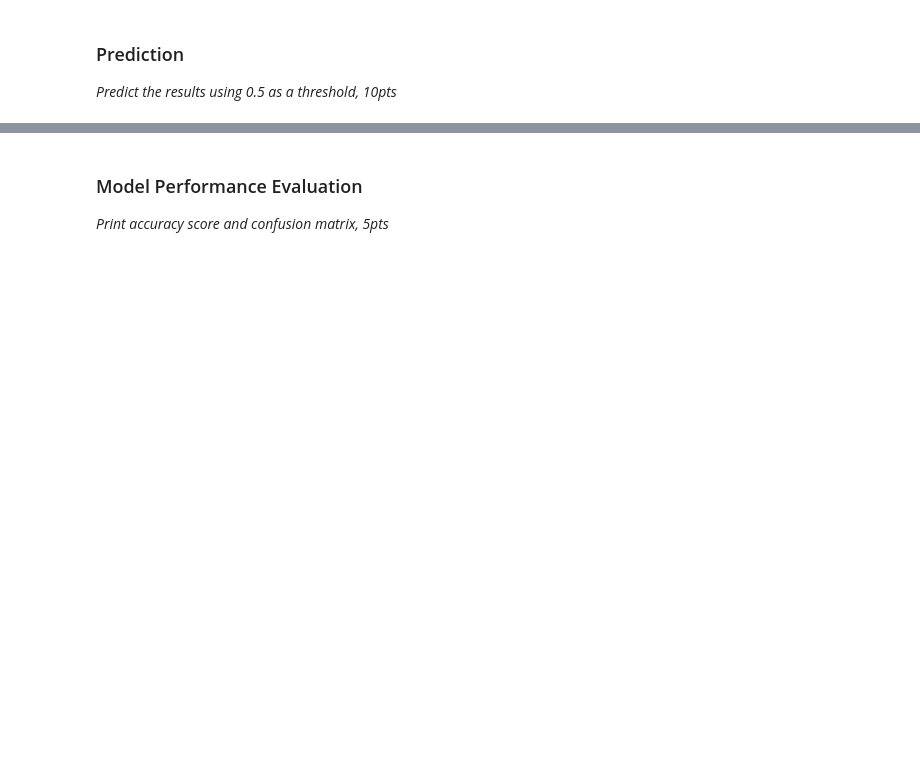
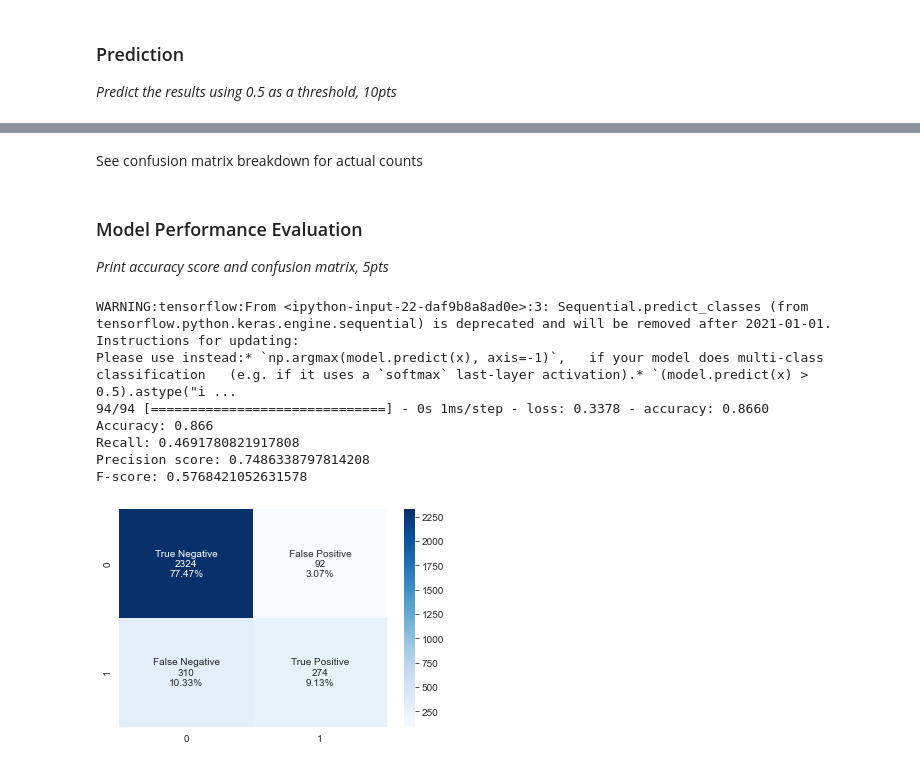
Before and after one commit to pcopley/uta-aiml, a Jupyter notebook: 06 Intro to Neural Networks/04 Project/Bank Churn Prediction Neural Network.ipynb, the cells around one changed output, grey strips where cells are left out. Cells and saved outputs as stored; diff of their text form; code cells hidden in the pictures; blank space fills up the shorter version.

```diff
--- a/06 Intro to Neural Networks/04 Project/Bank Churn Prediction Neural Network.ipynb
+++ b/06 Intro to Neural Networks/04 Project/Bank Churn Prediction Neural Network.ipynb
@@ -194,3 +229,39 @@ Test: 0.868
+# %% [markdown]
+See confusion matrix breakdown for actual counts
 # %% [markdown]
 ### Model Performance Evaluation
 *Print accuracy score and confusion matrix, 5pts*
+# %%
+from sklearn.metrics import accuracy_score, confusion_matrix, precision_score, recall_score, f1_score
+
+y_pred_cls = model.predict_classes(x_test, batch_size=200, verbose=0)
+
+print('Accuracy: ' + str(model.evaluate(x_test, y_test.values)[1]))
+print('Recall: ' + str(recall_score(y_test.values, y_pred_cls)))
+print('Precision score: ' + str(precision_score(y_test.values, y_pred_cls)))
+print('F-score: ' + str(f1_score(y_test.values, y_pred_cls)))
+
+cm = confusion_matrix(y_test.values, y_pred_cls)
+
+group_names = ['True Negative',
+               'False Positive',
+               'False Negative',
+               'True Positive']
+
+group_counts = ["{0:0.0f}".format(value) for value in cm.flatten()]
+group_percs = ["{0:.2%}".format(value) for value in cm.flatten()/np.sum(cm)]
+
+labels = [f"{v1}\n{v2}\n{v3}" for v1, v2, v3 in zip(group_names, group_counts, group_percs)]
+labels = np.asarray(labels).reshape(2,2)
+
+sns.heatmap(cm, annot=labels, fmt='', cmap='Blues');
+# %% [output]
+WARNING:tensorflow:From <ipython-input-22-daf9b8a8ad0e>:3: Sequential.predict_classes (from tensorflow.python.keras.engine.sequential) is deprecated and will be removed after 2021-01-01.
+Instructions for updating:
+Please use instead:* `np.argmax(model.predict(x), axis=-1)`,   if your model does multi-class classification   (e.g. if it uses a `softmax` last-layer activation).* `(model.predict(x) > 0.5).astype("i ...
+94/94 [==============================] - 0s 1ms/step - loss: 0.3378 - accuracy: 0.8660
+Accuracy: 0.866
+Recall: 0.4691780821917808
+Precision score: 0.7486338797814208
+F-score: 0.5768421052631578
+[figure, added]
```
Also changed, not shown: parts of 7 cells of this notebook, 2 other files.
